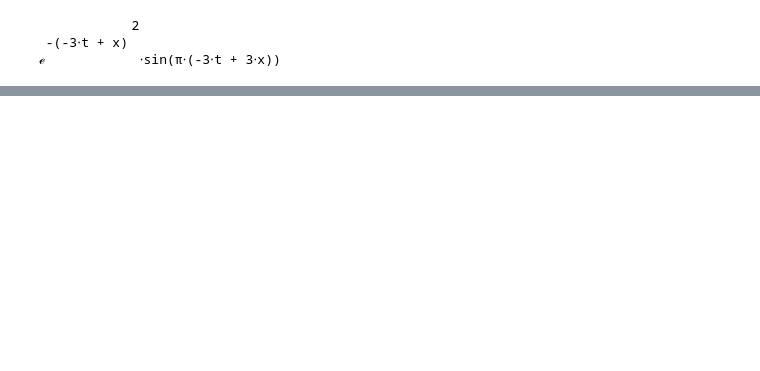
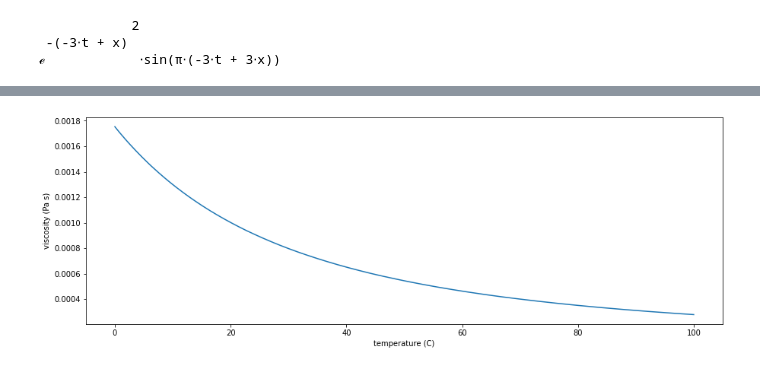
Before and after one commit to silvererudite/simulationAndModeling, a Jupyter notebook: lab_2.ipynb, the cells around one changed output, grey strips where cells are left out. Saved outputs shown, nothing was run; the diff lists cells and outputs as text; code cells hidden in the pictures; blank space fills up the shorter version.

```diff
--- a/lab_2.ipynb
+++ b/lab_2.ipynb
@@ -50,0 +53,22 @@ They are different functions with different frequencies, so the plots are differ
+# %%
+#Exercise 5.30
+
+####### this implementation is not working
+# A, B, T, C =symbols('A, B, T, C')
+# eqn2=  A * 10 ** (B/(T+273.15-C))#Defining the equation
+# #pprint(eqn2)
+# x_val=np.linspace(0,100, 1000)
+# eqn2 = eqn2.subs({A:2.414e-5,B:247.8,T:x_val,C:140})
+# plot(eqn2)
+
+A = 2.414e-5
+B = 247.8
+C = 140.0
+T=np.linspace(0,100, 1000)
+eqn2 = A * 10 ** (B / (T + 273.15 - C))
+plt.plot(T, eqn2)
+plt.ylabel('viscosity (Pa s)')
+plt.xlabel('temperature (C)')
+plt.show()
+# %% [output]
+[figure, added]
```
Also changed, not shown: parts of 9 cells of this notebook.
